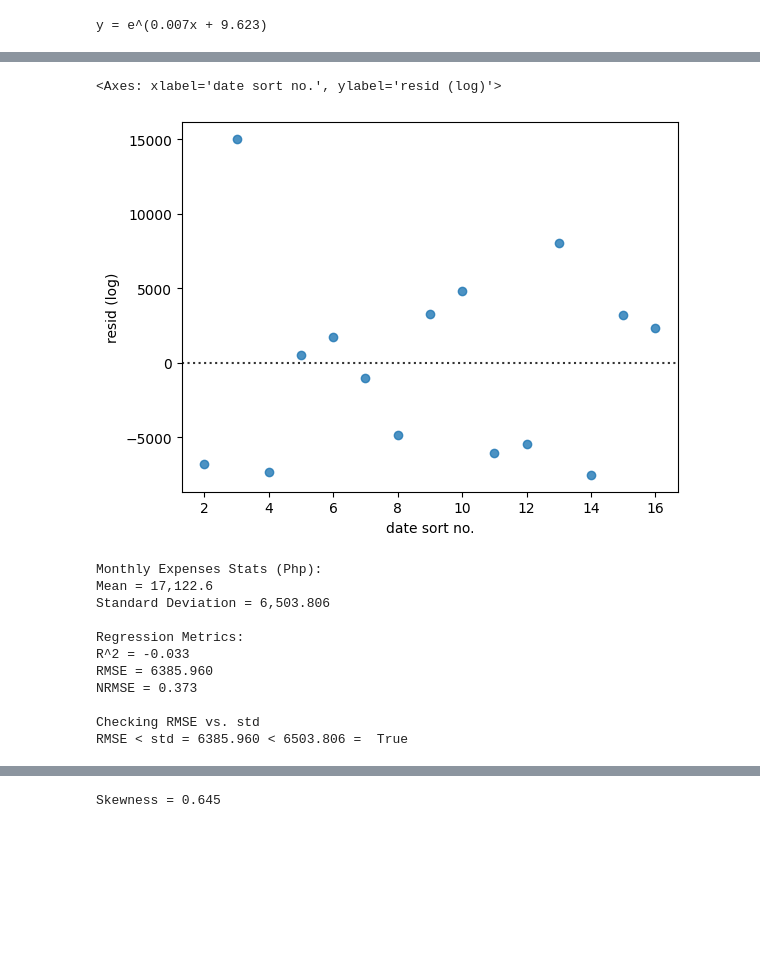
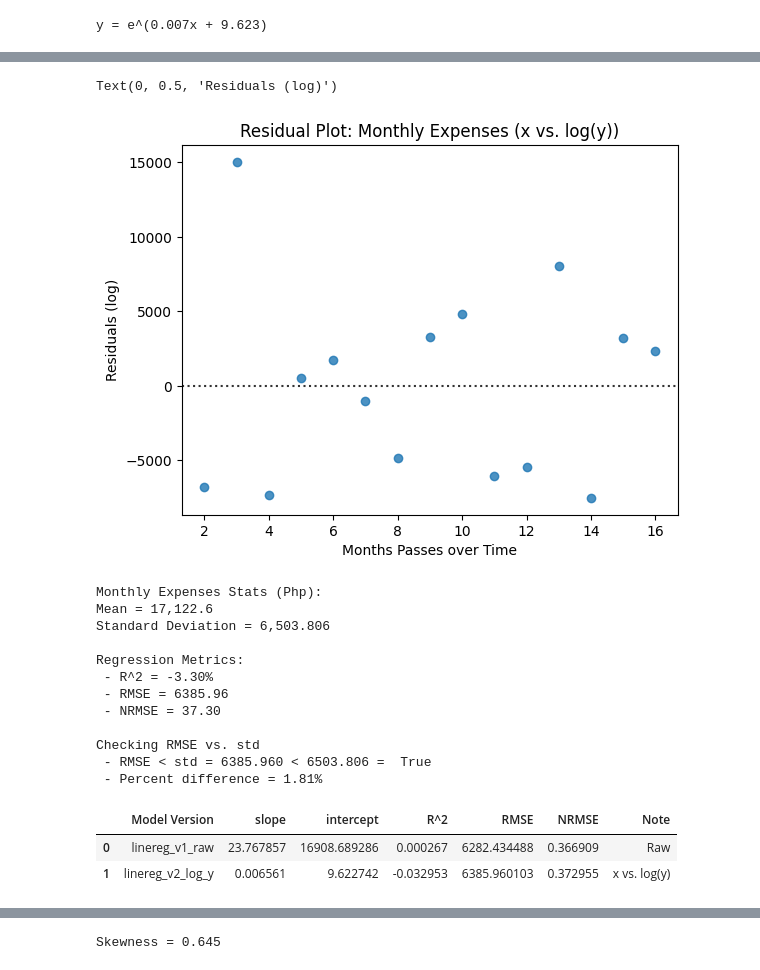
Before and after one commit to Ivan-Alexis-Tan/Finance-Manager, a Jupyter notebook: Personal Finance Analysis.ipynb, the cells around one changed output, grey strips where cells are left out. Drawn from its saved outputs; the diff is of its cells as text; code cells hidden in the pictures; blank space fills up the shorter version.

```diff
--- a/Personal Finance Analysis.ipynb
+++ b/Personal Finance Analysis.ipynb
@@ -796,16 +841,16 @@ grpby_expen_by_month
 model_monthly_expen = LinearRegression()
 model_monthly_expen.fit(X=grpby_expen_by_month['date sort no.'].values.reshape(-1, 1), y=grpby_expen_by_month['log'])
 
-a = model_monthly_expen.coef_[0]            #<- Coefficient
-b = model_monthly_expen.intercept_          #<- Intercept
+log_y_coef = model_monthly_expen.coef_[0]               #<- Coefficient
+log_y_intrcpt = model_monthly_expen.intercept_          #<- Intercept
 
-print(f"y = e^({a:.3f}x + {b:.3f})")        #<- Terminal Output (Transformed Model)
+print(f"y = e^({log_y_coef:.3f}x + {log_y_intrcpt:.3f})")        #<- Terminal Output (Transformed Model)
 # %% [output]
 y = e^(0.007x + 9.623)
 # %%
 # Appending y Prediction from log and Its Residuals to the DataFrame
-grpby_expen_by_month['y pred (log)'] = np.exp(a * grpby_expen_by_month['date sort no.'] + b)    #<- Calc y predictions
-grpby_expen_by_month['resid (log)'] = grpby_expen_by_month['amount'] - grpby_expen_by_month['y pred (log)'] #<- Appending
+grpby_expen_by_month['y pred (log)'] = np.exp(log_y_coef * grpby_expen_by_month['date sort no.'] + log_y_intrcpt)   #<- Calc y predictions
+grpby_expen_by_month['resid (log)'] = grpby_expen_by_month['amount'] - grpby_expen_by_month['y pred (log)']         #<- Appending
 
 grpby_expen_by_month
 # %% [output]
@@ -828,36 +873,57 @@ grpby_expen_by_month
 # %%
 # Residual Plot of y Prediction
 sns.residplot(x=grpby_expen_by_month['date sort no.'], y=grpby_expen_by_month['resid (log)'])
+plt.title('Residual Plot: Monthly Expenses (x vs. log(y))')
+plt.xlabel('Months Passes over Time')
+plt.ylabel('Residuals (log)')
 # %% [output]
-<Axes: xlabel='date sort no.', ylabel='resid (log)'>
+Text(0, 0.5, 'Residuals (log)')
-[figure, old version]
+[figure, new version]
 # %%
 # Regression Metrics Calculation
-r2_log = metrics.r2_score(y_true=grpby_expen_by_month['amount'], y_pred=grpby_expen_by_month['y pred (log)'])
-rmse_log = metrics.root_mean_squared_error(y_true=grpby_expen_by_month['amount'], y_pred=grpby_expen_by_month['y pred (log)'])
-nrmse_log = rmse_log/grpby_expen_by_month['amount'].mean()
+r2_log_y = metrics.r2_score(y_true=grpby_expen_by_month['amount'], y_pred=grpby_expen_by_month['y pred (log)'])
+rmse_log_y = metrics.root_mean_squared_error(y_true=grpby_expen_by_month['amount'], y_pred=grpby_expen_by_month['y pred (log)'])
+nrmse_log_y = rmse_log_y/grpby_expen_by_month['amount'].mean()
+
+# Storing Model Version to DataFrame
+models_vers = {'Model Version': ['linereg_v1_raw', 'linereg_v2_log_y'],      #<- Storing model version to DataFrame
+               'slope': [slope_expen, log_y_coef],
+               'intercept': [intercept_expen, log_y_intrcpt],
+               'R^2': [reg_expen.rvalue ** 2, r2_log_y],
+               'RMSE': [rmse, rmse_log_y],
+               'NRMSE': [nrmse, nrmse_log_y],
+               'Note': ['Raw', 'x vs. log(y)']}
+
+model_ver_data = pd.DataFrame(models_vers)
 
 # Terminal Output
 print('Monthly Expenses Stats (Php):')              #<- Stats Summary
-stats_monthly_expen.print_stats(round_digit=3)
+stats_monthly_expen.print_stats(round_digit=3, skew=False, kurtosis=False, mean_median_gap=False)  #<- Printing stats summary without skewness, kurtosis, and mean-median gap
 
 print('\nRegression Metrics:')                      #<- Regression Metrics
-print(f"R^2 = {r2_log:.3f}")
-print(f"RMSE = {rmse_log:.3f}")
-print(f"NRMSE = {nrmse_log:.3f}")
+print(f" - R^2 = {r2_log_y * 100:.2f}%")
+print(f" - RMSE = {rmse_log_y:.2f}")
+print(f" - NRMSE = {nrmse_log_y * 100:.2f}")
 
 print('\nChecking RMSE vs. std')                    #<- Checking RMSE vs Std
-print(f'RMSE < std = {rmse_log:.3f} < {stats_monthly_expen.std:.3f} =  {rmse_log < stats_monthly_expen.std}')
+print(f' - RMSE < std = {rmse_log_y:.3f} < {stats_monthly_expen.std:.3f} =  {rmse_log_y < stats_monthly_expen.std}')
+print(f" - Percent difference = {(1 - (rmse_log_y/stats_monthly_expen.std)) * 100:.2f}%")                #<- Percent difference between RMSE and std
+
+model_ver_data                                      # <- Displaying model version data
 # %% [output]
 Monthly Expenses Stats (Php):
 Mean = 17,122.6
 Standard Deviation = 6,503.806
 
 Regression Metrics:
-R^2 = -0.033
-RMSE = 6385.960
-NRMSE = 0.373
+ - R^2 = -3.30%
+ - RMSE = 6385.96
+ - NRMSE = 37.30
 
 Checking RMSE vs. std
-RMSE < std = 6385.960 < 6503.806 =  True
+ - RMSE < std = 6385.960 < 6503.806 =  True
+ - Percent difference = 1.81%
+|  | Model Version | slope | intercept | R^2 | RMSE | NRMSE | Note |
+| 0 | linereg_v1_raw | 23.767857 | 16908.689286 | 0.000267 | 6282.434488 | 0.366909 | Raw |
+| 1 | linereg_v2_log_y | 0.006561 | 9.622742 | -0.032953 | 6385.960103 | 0.372955 | x vs. log(y) |
 # %% [markdown]
```
Also changed, not shown: parts of 34 cells of this notebook.
